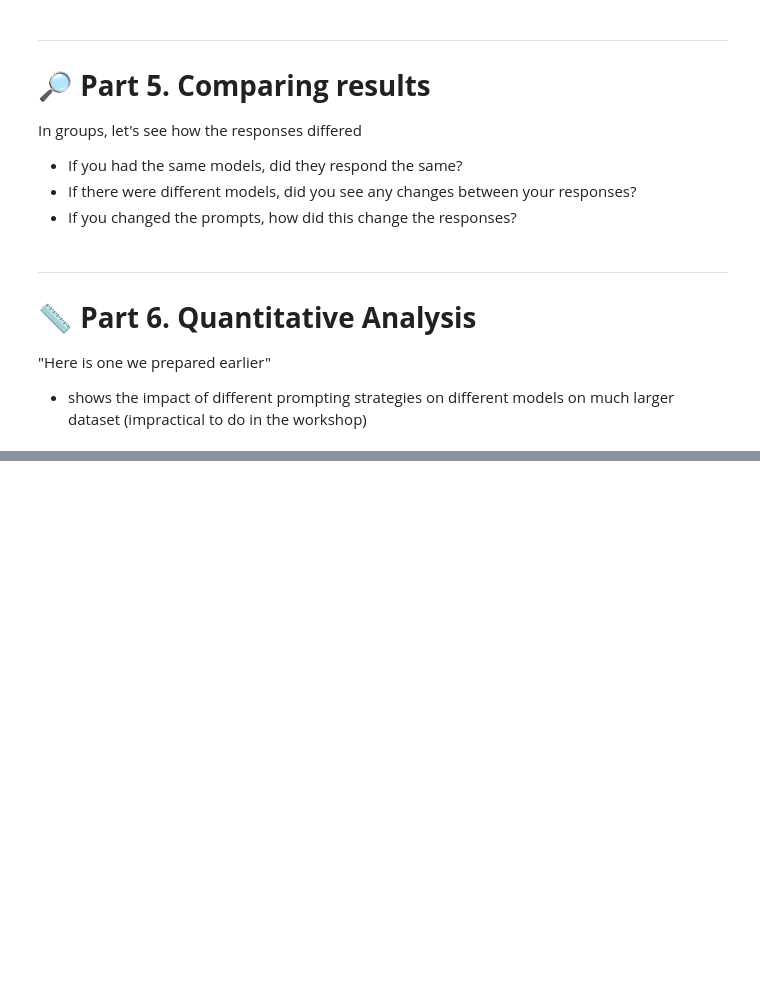
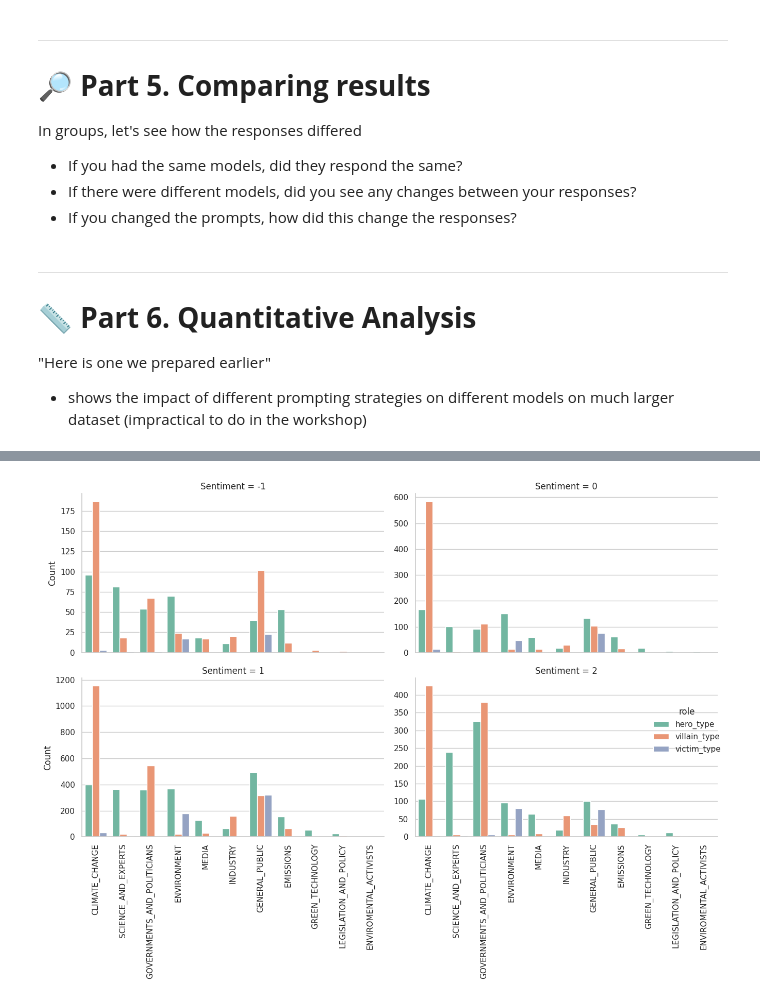
Before and after one commit to Fonzzy1/LLM-Workshop, a Jupyter notebook: workshop.ipynb, the cells around one changed output, grey strips where cells are left out. Drawn from its saved outputs; the diff is of its cells as text; code cells hidden in the pictures; blank space fills up the shorter version.

```diff
--- a/workshop.ipynb
+++ b/workshop.ipynb
@@ -661,0 +796,34 @@ In groups, let's see how the responses differed
+# %%
+import pandas as pd
+import seaborn as sns
+import matplotlib.pyplot as plt
+
+# --- Majority votes already computed ---
+# majority_votes has columns: tweetid, role, sentiment, clean_message, majority_type
+
+sns.set_theme(style="whitegrid")
+
+# Use catplot to create one plot per sentiment
+g = sns.catplot(
+    data=majority_votes,
+    x="majority_type",
+    hue="role",
+    col="sentiment",           # one plot per sentiment
+    kind="count",
+    col_wrap=2,                # 2x2 grid for 4 sentiments
+    height=5,
+    aspect=1.2,
+    palette="Set2",
+    sharey=False
+)
+
+# Titles and axis labels
+g.set_titles("Sentiment = {col_name}")
+g.set_axis_labels("", "Count")
+for ax in g.axes.flat:
+    ax.tick_params(axis='x', rotation=90)  # rotate x labels for readability
+
+plt.tight_layout()
+plt.show()
+# %% [output]
+[figure, added]
```
Also changed, not shown: parts of 4 cells of this notebook.
